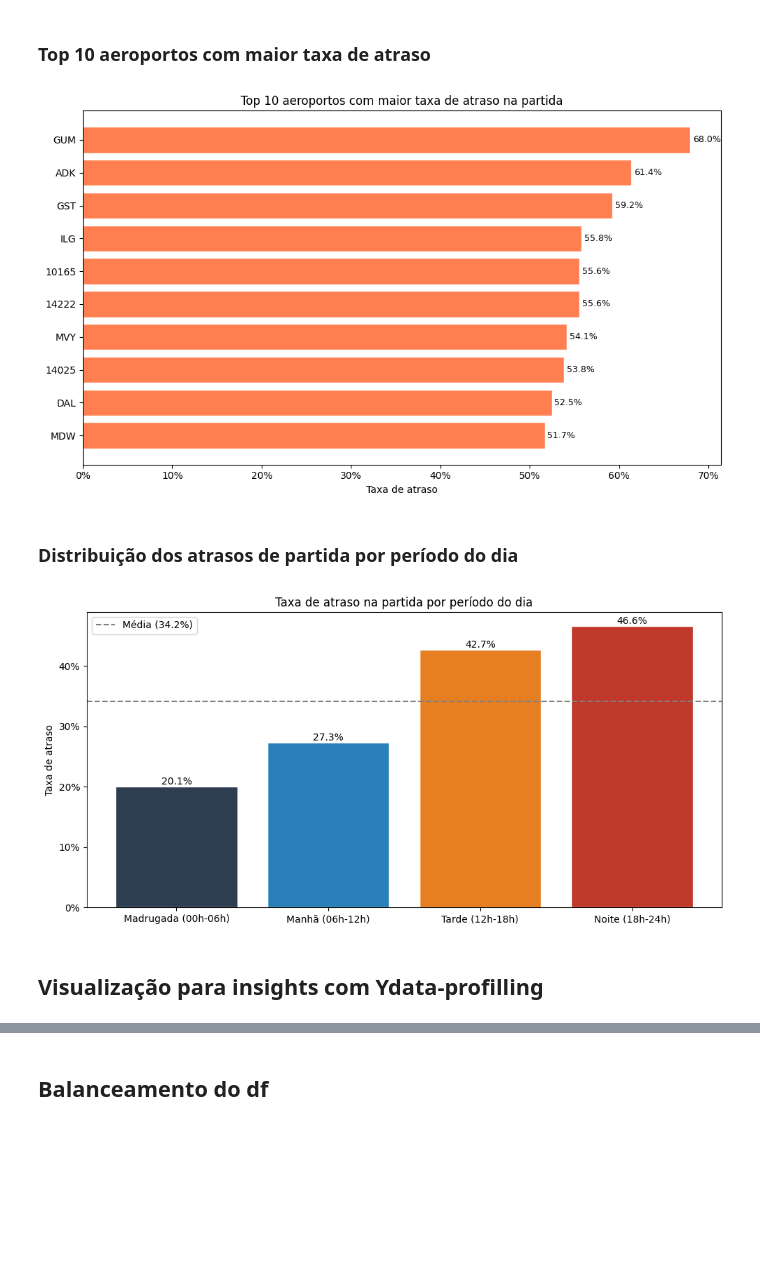
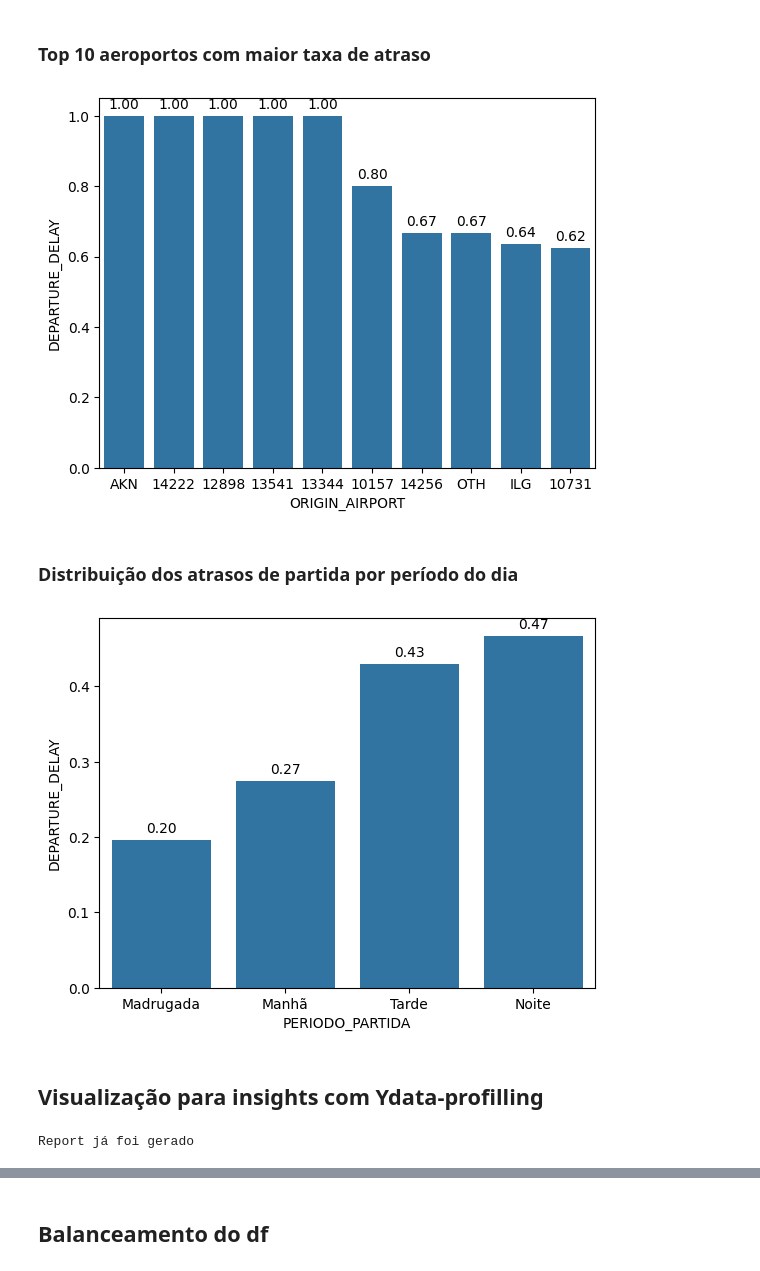
Before and after one commit to Mello-Gabriel/6_Tech-Challenge, a Jupyter notebook: TechChallenge.ipynb, the cells around one changed output, grey strips where cells are left out. Saved outputs shown, nothing was run; the diff lists cells and outputs as text; code cells hidden in the pictures; blank space fills up the shorter version.

```diff
--- a/TechChallenge.ipynb
+++ b/TechChallenge.ipynb
@@ -35,12 +35,17 @@ input = Path("./data/input")
 airlines_path = Path(input, "airlines.csv")
 airports_path = Path(input, "airports.csv")
 flights_path = Path(input, "flights.csv")
+flights_sample = Path(input, "flights_sample.csv")
 # %% [markdown]
 ## Leitura das bases de dados em DataFrames Pandas
 # %%
 airlines = pd.read_csv(airlines_path)
 airports = pd.read_csv(airports_path)
-flights = pd.read_csv(flights_path, engine="pyarrow")
+
+try:
+    flights = pd.read_csv(flights_path, engine="pyarrow")
+except FileNotFoundError:
+    flights = pd.read_csv(flights_sample, engine="pyarrow")
 # %% [markdown]
 ## Exploração do DataFrame flights
 # %%
@@ -164,20 +167,3 @@ flights_tratada = flighs_limpa.copy()
-# %%
-taxa_partida_origem_airline = flights_tratada.groupby(["ORIGIN_AIRPORT", "AIRLINE"])[
-    "DEPARTURE_DELAY"
-].apply(lambda x: (x > 0).mean())
-
-
-flights_tratada["TAXA_ATRASO_PARTIDA_ORIGEM_AIRLINE"] = flights_tratada.set_index(
-    ["ORIGIN_AIRPORT", "AIRLINE"]
-).index.map(taxa_partida_origem_airline)  # type: ignore
-# %%
-taxa_chegada_origem_airline = flights_tratada.groupby(["ORIGIN_AIRPORT", "AIRLINE"])[
-    "ARRIVAL_DELAY"
-].apply(lambda x: (x > 0).mean())
-
-flights_tratada["TAXA_ATRASO_CHEGADA_ORIGEM_AIRLINE"] = flights_tratada.set_index(
-    ["ORIGIN_AIRPORT", "AIRLINE"]
-).index.map(taxa_chegada_origem_airline)  # type: ignore
 # %% [markdown]
 ### Classificação de atrasos
 # %%
@@ -333,61 +280,50 @@ TypeError: 'value' must be a scalar, passed: Index
 # %%
 taxa_origem = (
     flights_tratada.groupby('ORIGIN_AIRPORT')['DEPARTURE_DELAY']
     .apply(lambda x: (x > 0).mean())
     .sort_values(ascending=False)
     .head(10)
-    .sort_values(ascending=True)
 )
-
-plt.figure(figsize=(10, 6))
-bars = plt.barh(taxa_origem.index, taxa_origem.values, color='coral', edgecolor='white')
-plt.title('Top 10 aeroportos com maior taxa de atraso na partida')
-plt.xlabel('Taxa de atraso')
-plt.gca().xaxis.set_major_formatter(plt.FuncFormatter(lambda x, _: f'{x:.0%}'))
-for bar, val in zip(bars, taxa_origem.values):
-    plt.text(val + 0.003, bar.get_y() + bar.get_height() / 2, f'{val:.1%}', va='center', fontsize=9)
-plt.tight_layout()
-plt.savefig('data/output/eda_top10_aeroportos.png', dpi=150, bbox_inches='tight')
+ax = sns.barplot(taxa_origem)
+ax.bar_label(ax.containers[0], fmt="%.2f", padding=3)
 plt.show()
 # %% [output]
-[figure, old version]
+[figure, new version]
 # %% [markdown]
 ### Distribuição dos atrasos de partida por período do dia
 # %%
 def periodo_do_dia(minutos):
-    if minutos < 360:  return 'Madrugada (00h-06h)'
-    if minutos < 720:  return 'Manhã (06h-12h)'
-    if minutos < 1080: return 'Tarde (12h-18h)'
-    return 'Noite (18h-24h)'
+    if minutos < 360:  return 'Madrugada'
+    if minutos < 720:  return 'Manhã'
+    if minutos < 1080: return 'Tarde'
+    return 'Noite'
 
 flights_tratada['PERIODO_PARTIDA'] = flights_tratada['SCHEDULED_DEPARTURE'].apply(periodo_do_dia)
 
-ordem = ['Madrugada (00h-06h)', 'Manhã (06h-12h)', 'Tarde (12h-18h)', 'Noite (18h-24h)']
+ordem = ['Madrugada', 'Manhã', 'Tarde', 'Noite']
 taxa_periodo = (
     flights_tratada.groupby('PERIODO_PARTIDA')['DEPARTURE_DELAY']
     .apply(lambda x: (x > 0).mean())
     .reindex(ordem)
 )
 
-plt.figure(figsize=(10, 5))
-bars = plt.bar(taxa_periodo.index, taxa_periodo.values, color=['#2c3e50', '#2980b9', '#e67e22', '#c0392b'], edgecolor='white')
-plt.axhline(taxa_periodo.mean(), color='gray', linestyle='--', label=f'Média ({taxa_periodo.mean():.1%})')
-plt.title('Taxa de atraso na partida por período do dia')
-plt.ylabel('Taxa de atraso')
-plt.legend()
-plt.gca().yaxis.set_major_formatter(plt.FuncFormatter(lambda y, _: f'{y:.0%}'))
-for bar, val in zip(bars, taxa_periodo.values):
-    plt.text(bar.get_x() + bar.get_width() / 2, bar.get_height() + 0.003, f'{val:.1%}', ha='center', fontsize=10)
-plt.tight_layout()
-plt.savefig('data/output/eda_atraso_por_periodo.png', dpi=150, bbox_inches='tight')
+ax = sns.barplot(taxa_periodo)
+ax.bar_label(ax.containers[0], fmt="%.2f", padding=3)
+ax.set_label(ordem)
 plt.show()
 # %% [output]
-[figure, old version]
+[figure, new version]
 # %% [markdown]
 ## Visualização para insights com Ydata-profilling
 # %%
-# profile = ProfileReport(flights_tratada)
-# profile.to_file("data/output/visualizacao.html")
+profile = ProfileReport(flights_tratada)
+report_file = Path("data/output/visualizacao.html")
+if report_file.exists():
+    print("Report já foi gerado")
+else:
+    profile.to_file("data/output/visualizacao.html")
+# %% [output]
+Report já foi gerado
 # %% [markdown]
 Colunas à remover:
 
```
Also changed, not shown: parts of 34 cells of this notebook, 2 other files.
